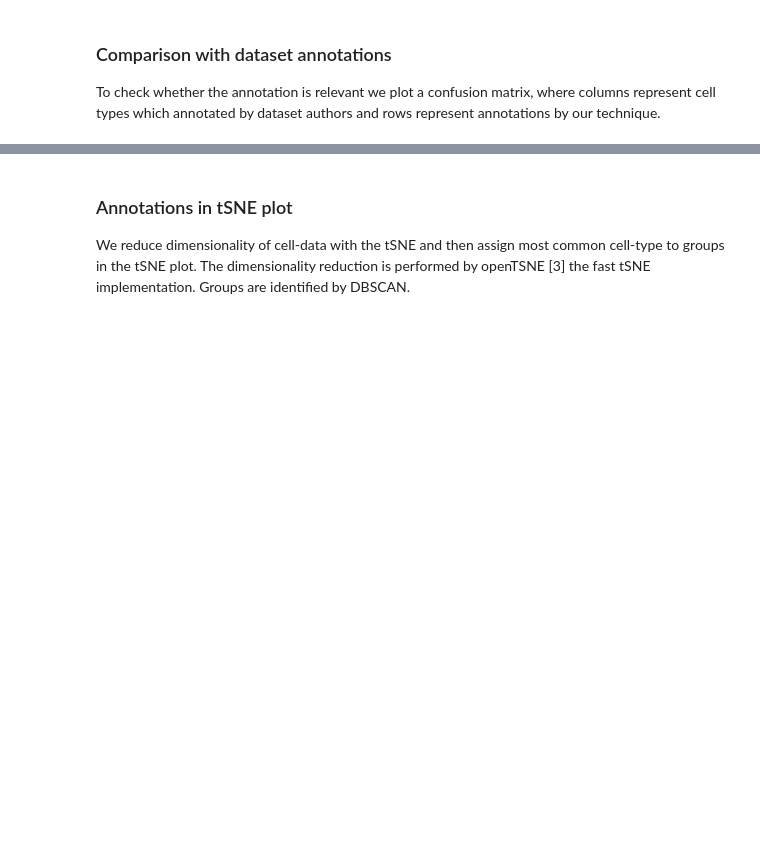
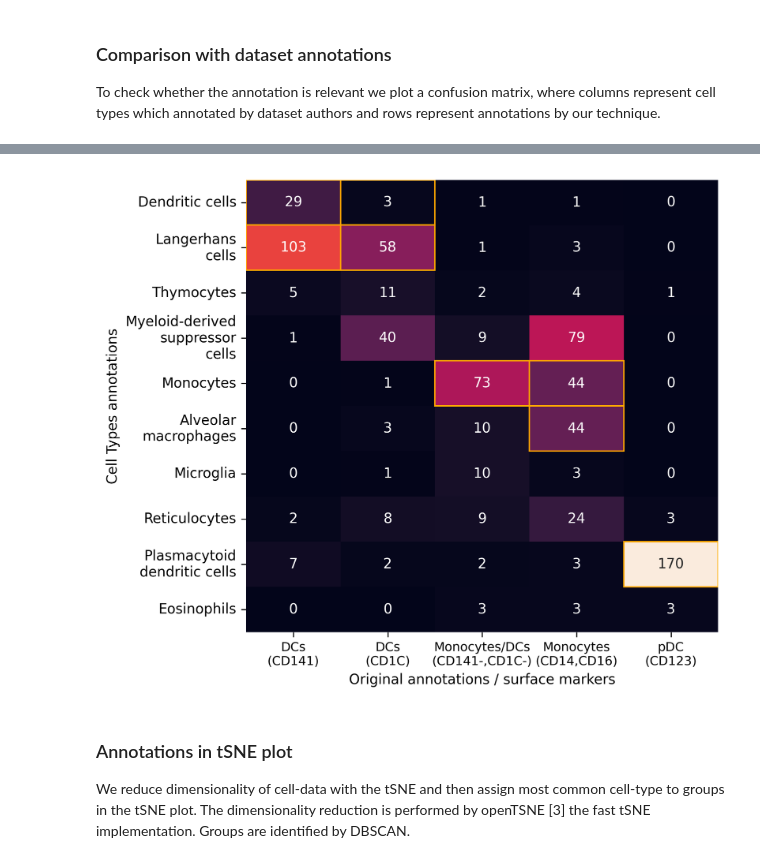
Before and after one commit to biolab/cell-annotation, a Jupyter notebook: pointannotator/examples/dendrtic_cells_annotation.ipynb, the cells around one changed output, grey strips where cells are left out. Drawn from its saved outputs; the diff is of its cells as text; code cells hidden in the pictures; blank space fills up the shorter version.

```diff
--- a/pointannotator/examples/dendrtic_cells_annotation.ipynb
+++ b/pointannotator/examples/dendrtic_cells_annotation.ipynb
@@ -135,0 +138,81 @@ confusion_matrix_plot(annotations_df, gene_expressions_df["Sample ID"].values)
+# %%
+from matplotlib.patches import Rectangle
+from textwrap import fill
+
+
+def confusion_matrix(annotations, original_labels, num_annot_label=3):
+    # create confusion matrix
+    ids_unique = sorted(list(set(original_labels)))
+    labels_cells = annotations.idxmax(axis=1)
+    lables_no_nan = labels_cells.dropna()
+    labels_unique = sorted(list(set(lables_no_nan)))
+
+    confusion_mtx = np.zeros((len(labels_unique), len(ids_unique)))
+    for l, idx in zip(labels_cells, original_labels):
+        if not pd.isna(l):
+            confusion_mtx[labels_unique.index(l), ids_unique.index(idx)] += 1
+
+    print(confusion_mtx.shape)
+    # subsample confusion matrix - take three most common cell types per column
+    sel_ind = []
+    for i in range(confusion_mtx.shape[1]):
+        ind = confusion_mtx[:, i].argsort()[-num_annot_label:]
+        sel_ind += [i for i in ind if i not in sel_ind]
+
+    # reorder rows to have correct values at the diagonal
+    o = {45:9, 8:1, 24:2, 58:3, 32:4, 30:7, 1:6, 31:5, 50:8, 13:10}
+    sel_ind = sorted(sel_ind, key=o.get)
+
+    conf_sub_smp = confusion_mtx[sel_ind]
+    labels_unique_sub = np.array(labels_unique)[sel_ind].tolist()
+
+    print(conf_sub_smp.sum())
+    return conf_sub_smp, labels_unique_sub, ids_unique
+
+
+def confusion_matrix_plot(annotations, original_labels, num_annot_label=3):
+    conf_sub_smp, labels_unique_sub, ids_unique = confusion_matrix(
+        annotations, original_labels, num_annot_label=num_annot_label)
+
+    # make a plot
+    plt.figure(figsize=(6.1, 6), dpi=300)
+    cols = [x if len(x) < 15 else x.replace("_", "\n") for x in ids_unique]
+    col_map = {
+        "CD141": "DCs\n(CD141)",
+        'CD1C': 'DCs\n(CD1C)',
+        'DoubleNeg': 'Monocytes/DCs\n(CD141-,CD1C-)',
+        'Mono': 'Monocytes\n(CD14,CD16)',
+        'pDC': 'pDC\n(CD123)'
+    }
+    col_mark = [col_map[x] for x in cols]
+    rows = [fill(x, width=15) for x in labels_unique_sub]
+    df_cm = pd.DataFrame(conf_sub_smp, index=rows, columns=col_mark)
+    ax = sn.heatmap(df_cm, annot=True, fmt='g', cbar=False)
+    ax.set(xlabel='Original annotations / surface markers', ylabel='Cell Types annotations')
+    plt.xticks(rotation=0, fontsize=9)
+    higlight(ax, labels_unique_sub, ids_unique)
+    plt.savefig("dendritic_confusion.png", bbox_inches='tight')
+    plt.show()
+
+def higlight(ax, idx_labels, col_labels):
+    pairs = [
+        ('Plasmacytoid dendritic cells', 'pDC'),
+        ('Dendritic cells', 'CD141'),
+        ('Dendritic cells', 'CD1C'),
+        ('Langerhans cells', 'CD141'),
+        ('Langerhans cells', 'CD1C'),
+        ('Monocytes', 'DoubleNeg'),
+        ('Monocytes', 'Mono'),
+        ('Alveolar macrophages', 'Mono')
+    ]
+    for row, col in pairs:
+        ax.add_patch(
+            Rectangle(
+                (col_labels.index(col), idx_labels.index(row)),
+                1, 1, fill=False, edgecolor='orange', lw=1
+            )
+        )
+
+
+confusion_matrix_plot(annotations_df, gene_expressions_df["Sample ID"].values)
+# %% [output]
@@ -136,3 +221,4 @@ confusion_matrix_plot(annotations_df, gene_expressions_df["Sample ID"].values)
+[figure, added]
 # %% [markdown]
 ### Annotations in tSNE plot
 
```
Also changed, not shown: parts of 8 cells of this notebook, 1 other file.
